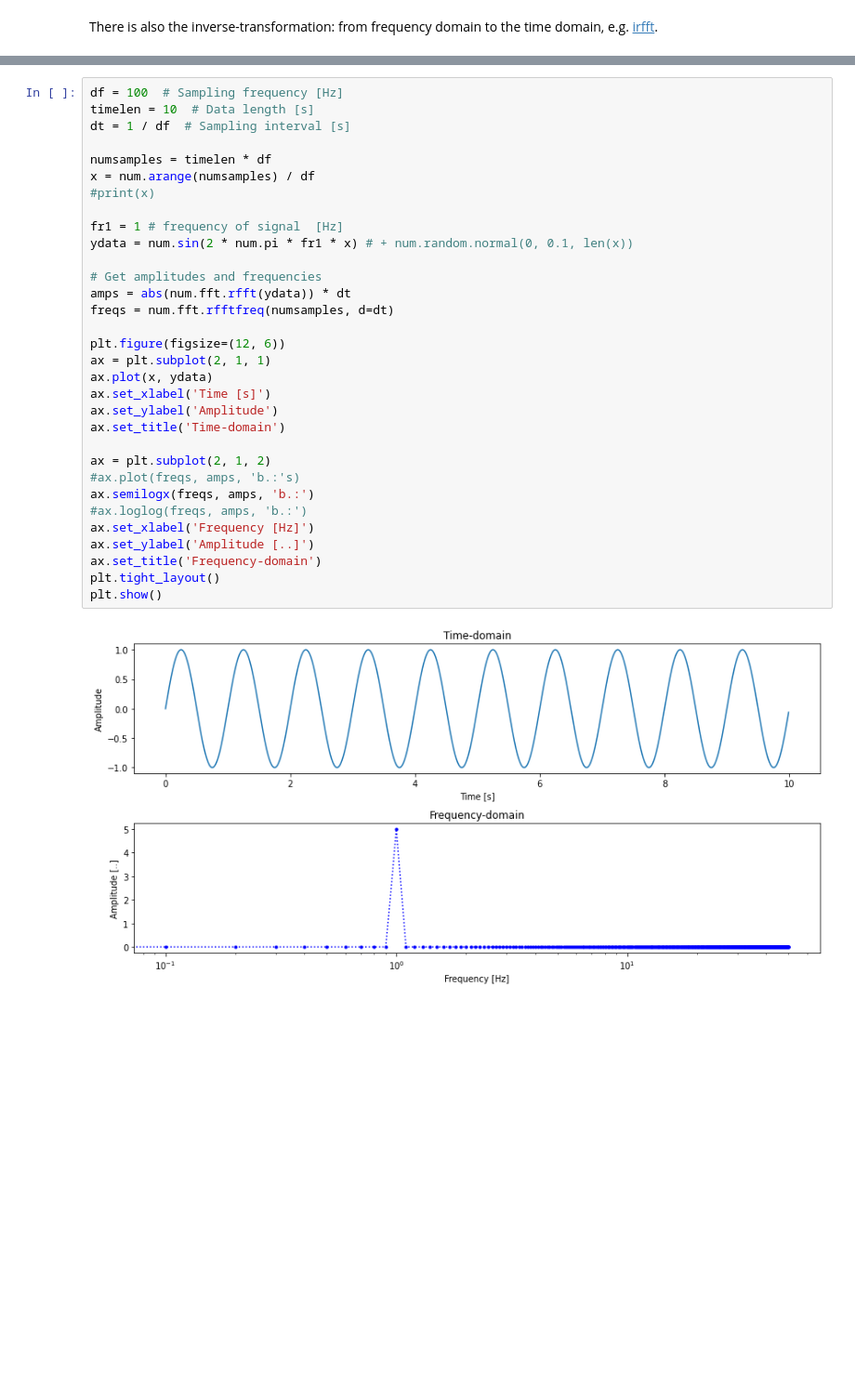
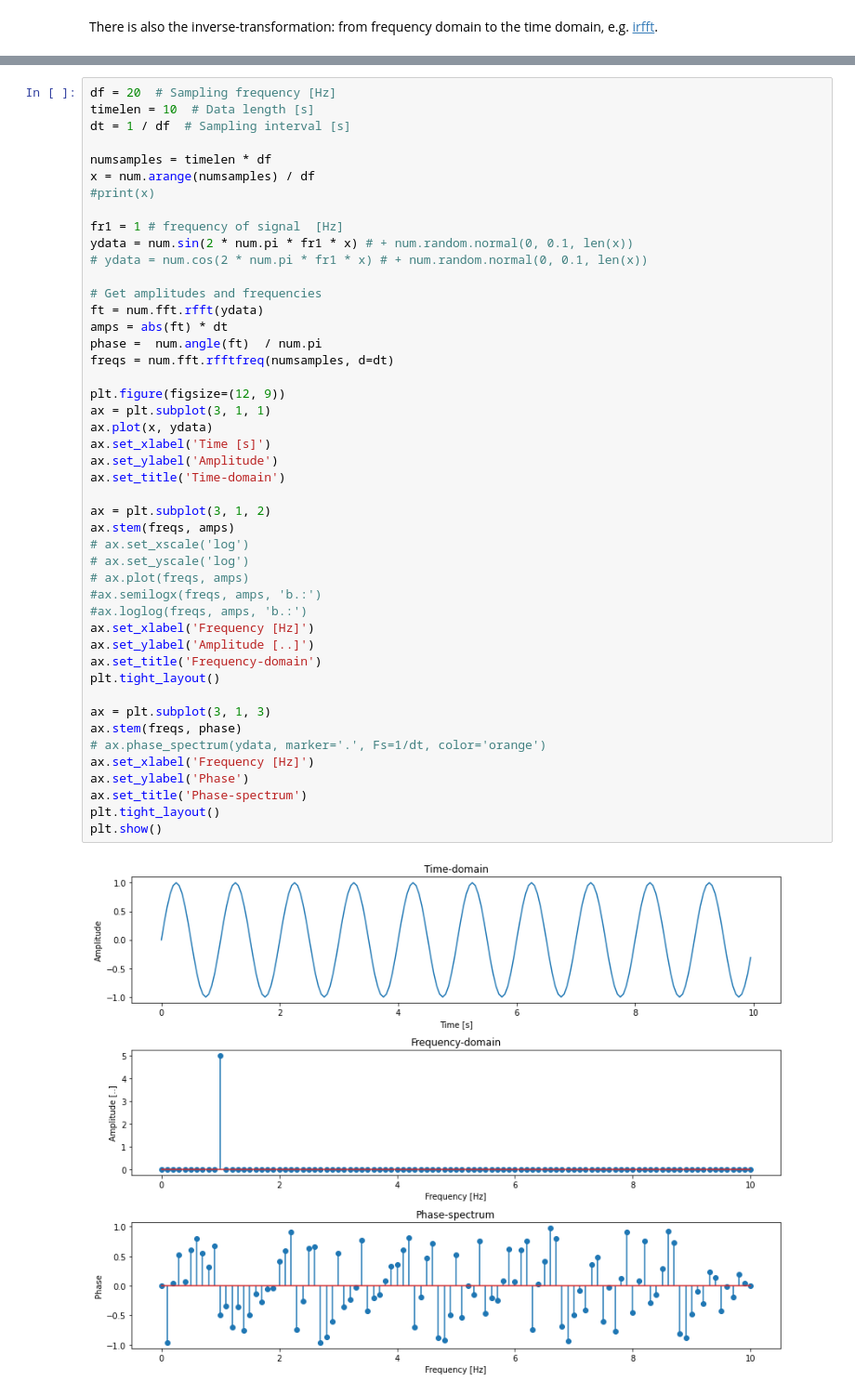
Before and after one commit to torstendahm/seismology_classroom, a Jupyter notebook: signal_processing/3.0_Fourier_Transform_Introduction.ipynb, the cells around one changed output, grey strips where cells are left out. Shown at 93% size. Drawn from its saved outputs; the diff is of its cells as text; blank space fills up the shorter version.

```diff
--- a/signal_processing/3.0_Fourier_Transform_Introduction.ipynb
+++ b/signal_processing/3.0_Fourier_Transform_Introduction.ipynb
@@ -127,35 +161,49 @@ Take into account that the valid frequencies depend on your data:
 # %%
-df = 100  # Sampling frequency [Hz]
+df = 20  # Sampling frequency [Hz]
 timelen = 10  # Data length [s]
 dt = 1 / df  # Sampling interval [s]
 
 numsamples = timelen * df
 x = num.arange(numsamples) / df
 #print(x)
 
 fr1 = 1 # frequency of signal  [Hz]
 ydata = num.sin(2 * num.pi * fr1 * x) # + num.random.normal(0, 0.1, len(x))
+# ydata = num.cos(2 * num.pi * fr1 * x) # + num.random.normal(0, 0.1, len(x))
 
 # Get amplitudes and frequencies
-amps = abs(num.fft.rfft(ydata)) * dt
+ft = num.fft.rfft(ydata)
+amps = abs(ft) * dt
+phase =  num.angle(ft)  / num.pi
 freqs = num.fft.rfftfreq(numsamples, d=dt)
 
-plt.figure(figsize=(12, 6))
-ax = plt.subplot(2, 1, 1)
+plt.figure(figsize=(12, 9))
+ax = plt.subplot(3, 1, 1)
 ax.plot(x, ydata)
 ax.set_xlabel('Time [s]')
 ax.set_ylabel('Amplitude')
 ax.set_title('Time-domain')
 
-ax = plt.subplot(2, 1, 2)
-#ax.plot(freqs, amps, 'b.:'s)
-ax.semilogx(freqs, amps, 'b.:')
+ax = plt.subplot(3, 1, 2)
+ax.stem(freqs, amps)
+# ax.set_xscale('log')
+# ax.set_yscale('log')
+# ax.plot(freqs, amps)
+#ax.semilogx(freqs, amps, 'b.:')
 #ax.loglog(freqs, amps, 'b.:')
 ax.set_xlabel('Frequency [Hz]')
 ax.set_ylabel('Amplitude [..]')
 ax.set_title('Frequency-domain')
 plt.tight_layout()
+
+ax = plt.subplot(3, 1, 3)
+ax.stem(freqs, phase)
+# ax.phase_spectrum(ydata, marker='.', Fs=1/dt, color='orange')
+ax.set_xlabel('Frequency [Hz]')
+ax.set_ylabel('Phase')
+ax.set_title('Phase-spectrum')
+plt.tight_layout()
 plt.show()
 # %% [output]
-[figure, old version]
+[figure, new version]
 # %% [markdown]
```
Also changed, not shown: parts of 12 cells of this notebook, 3 other files.
